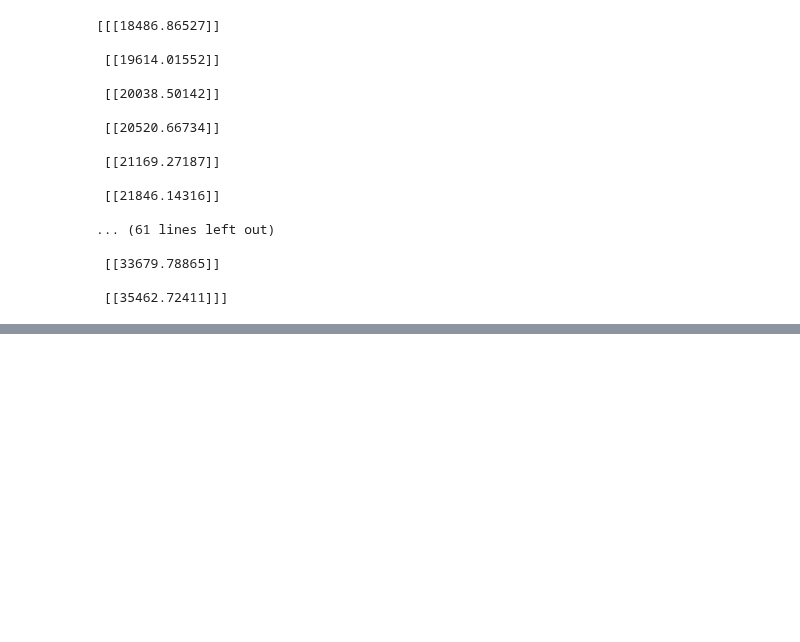
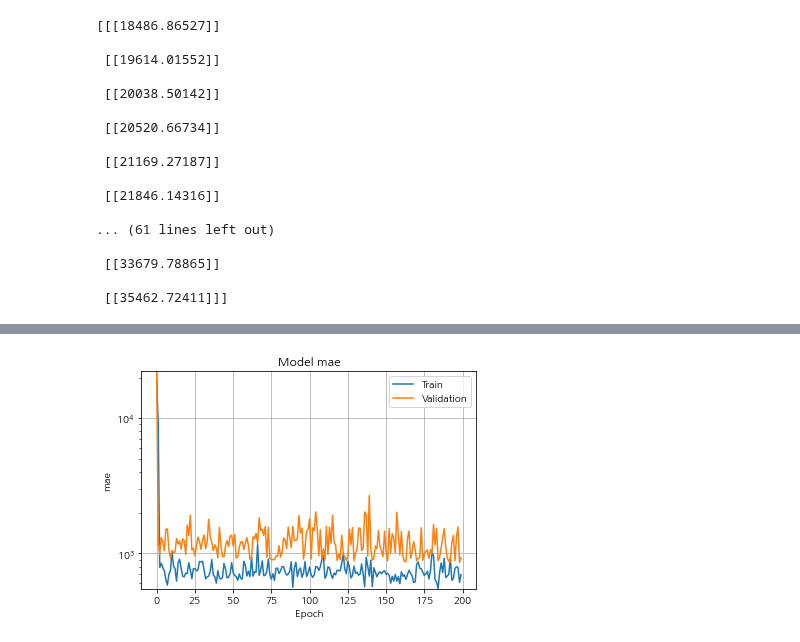
Before and after one commit to kihwan21/k-project, a Jupyter notebook: source/model/RNN_김기환.ipynb, the cells around one changed output, grey strips where cells are left out. Drawn from its saved outputs; the diff is of its cells as text; code cells hidden in the pictures; blank space fills up the shorter version.

```diff
--- a/source/model/RNN_김기환.ipynb
+++ b/source/model/RNN_김기환.ipynb
@@ -110,3 +110,6 @@ seq
 seq.columns
 # %% [output]
 Int64Index([1], dtype='int64')
+# %%
+seq.columns = ['CO2_emissions']
+seq
@@ -191,0 +196,24 @@ model.fit(X_train, y_train, epochs=500, verbose=0, validation_split=0.1)
+# %%
+# LSTM 모델 설계와 학습
+model=Sequential()
+model.add(LSTM(units=128,activation='relu',input_shape=x_train[0].shape))
+model.add(Dense(1))
+model.compile(loss='mae',optimizer='adam',metrics=['mae'])
+hist=model.fit(x_train,y_train,epochs=200,batch_size=1,validation_data=(x_test,y_test),verbose=2)
+
+# LSTM 모델 평가
+ev=model.evaluate(x_test,y_test,verbose=0)
+print("손실 함수:",ev[0],"MAE:",ev[1])
+
+# LSTM 모델로 예측 수행
+pred=model.predict(x_test)
+print("평균절댓값백분율오차(MAPE):",sum(abs(y_test-pred)/y_test)/len(x_test))
+
+
+# LSTM 모델 평가
+ev=model.evaluate(x_test,y_test,verbose=0)
+print("손실 함수:",ev[0],"MAE:",ev[1])
+
+# LSTM 모델로 예측 수행
+pred=model.predict(x_test)
+print("평균절댓값백분율오차(MAPE):", sum(abs(y_test-pred)/y_test)/len(x_test))
@@ -191,0 +238,20 @@ model.fit(X_train, y_train, epochs=500, verbose=0, validation_split=0.1)
+# %%
+import matplotlib.pyplot as plt
+
+# 이전에 주어진 코드가 여기서 hist 변수에 할당되었다고 가정하고 계속 진행합니다.
+
+plt.plot(hist.history['mae'])
+plt.plot(hist.history['val_mae'])
+plt.title('Model mae')
+plt.ylabel('mae')
+plt.xlabel('Epoch')
+
+# val_mae의 범위를 mae와 유사하게 설정
+plt.ylim([min(min(hist.history['mae']), min(hist.history['val_mae'])), max(max(hist.history['mae']), max(hist.history['val_mae']))])
+
+plt.yscale('log')  # 로그 스케일링을 사용하여 값의 차이를 줄임
+plt.legend(['Train', 'Validation'], loc='best')
+plt.grid()
+plt.show()
+# %% [output]
+[figure, added]
```
Also changed, not shown: parts of 14 cells of this notebook.
